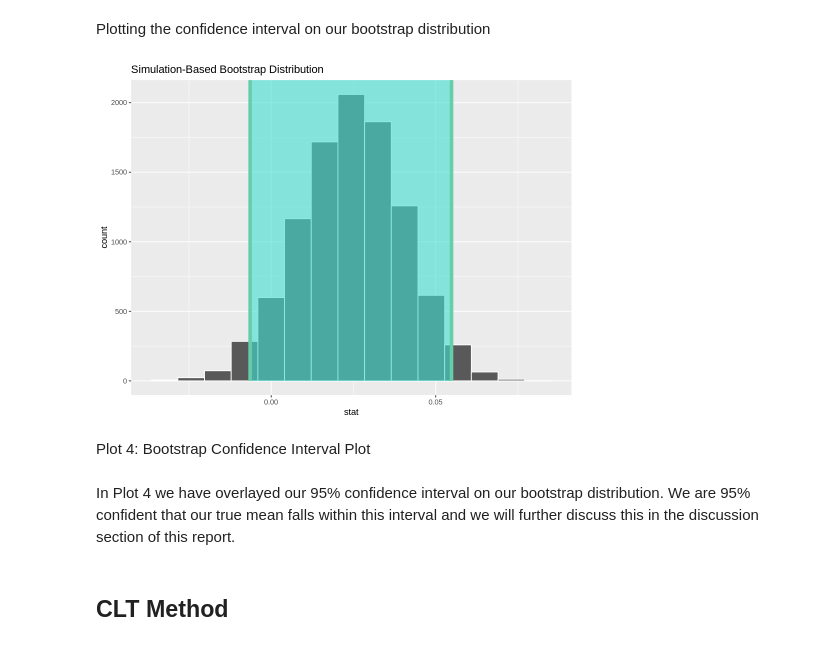
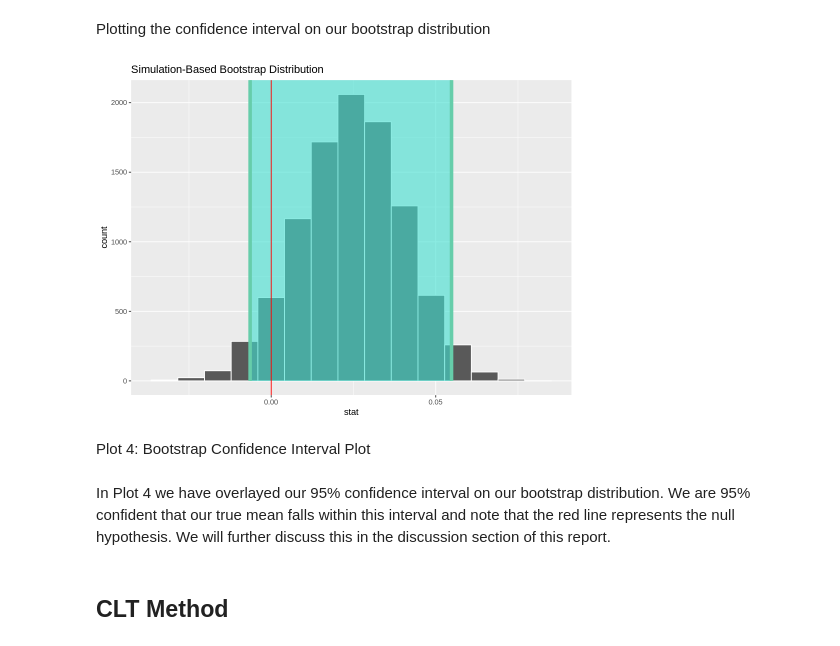
Before and after one commit to Carson-Lu/stat201project-Group27, a Jupyter notebook: proposal.ipynb, the cells around one changed output. Saved outputs shown, nothing was run; the diff lists cells and outputs as text; code cells hidden in the pictures.

Commit message:
Final report
- added more text explanations for some parts

```diff
--- a/proposal.ipynb
+++ b/proposal.ipynb
@@ -383,15 +376,16 @@ From Table 3 we can see that our 95% confidence interval of (-0.0064, 0.0548) co
 Plotting the confidence interval on our bootstrap distribution
 # %%
 bootstrap_vis_se <- visualize(bootstrap_distribution) +
-  shade_confidence_interval(endpoints = se_ci)
+  shade_confidence_interval(endpoints = se_ci) +
+  geom_vline(xintercept = 0, col = "red")
 
 bootstrap_vis_se
 # %% [output]
-[figure, old version]
+[figure, new version]
 # %% [markdown]
 Plot 4: Bootstrap Confidence Interval Plot
 # %% [markdown]
-In Plot 4 we have overlayed our 95% confidence interval on our bootstrap distribution. We are 95% confident that our true mean falls within this interval and we will further discuss this in the discussion section of this report.
+In Plot 4 we have overlayed our 95% confidence interval on our bootstrap distribution. We are 95% confident that our true mean falls within this interval and note that the red line represents the null hypothesis. We will further discuss this in the discussion section of this report.
 # %% [markdown]
 ## CLT Method
 # %% [markdown]
```
Also changed, not shown: parts of 8 cells of this notebook.
